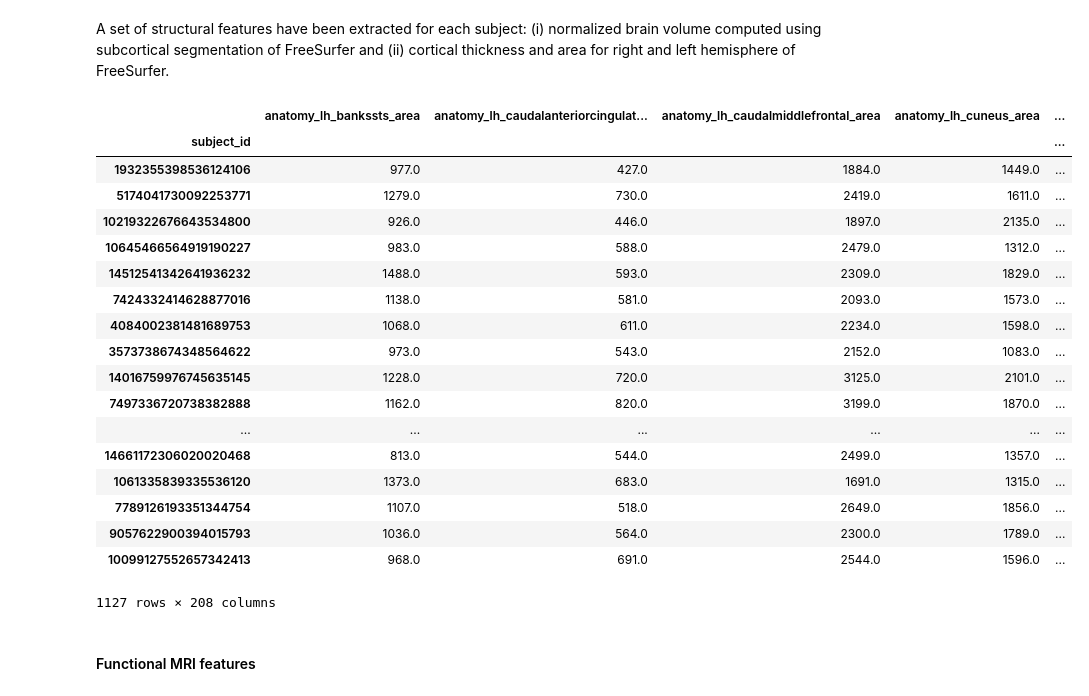
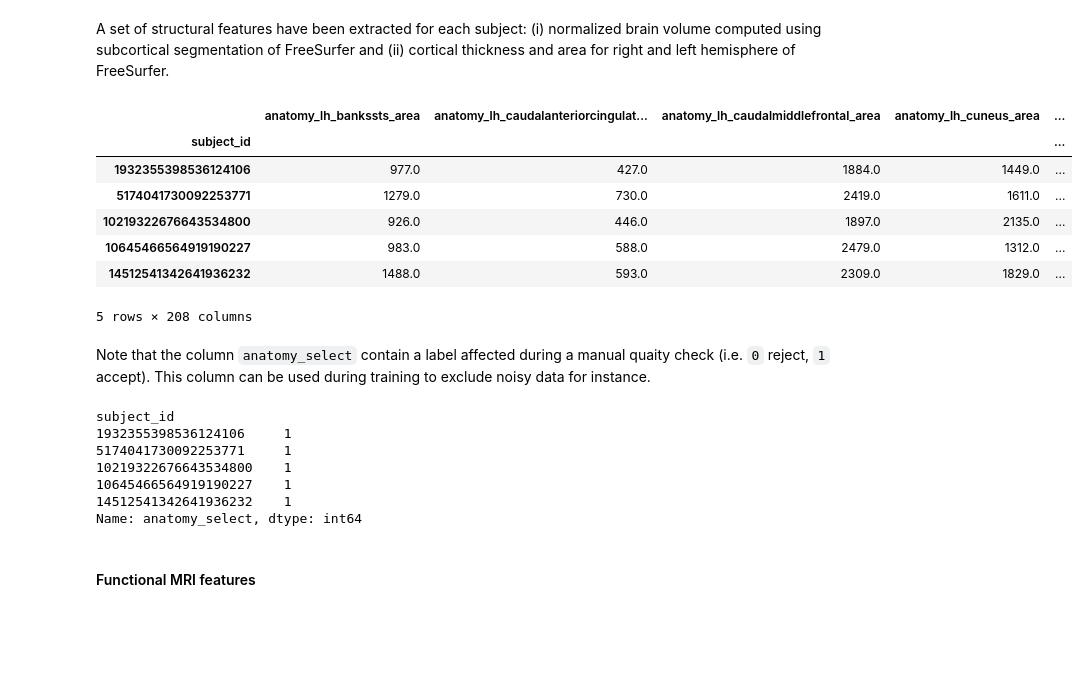
Before and after one commit to ramp-kits/autism, a Jupyter notebook: autism_starting_kit.ipynb, the cells around one changed output. Cells and saved outputs as stored; diff of their text form; code cells hidden in the pictures; blank space fills up the shorter version.

```diff
--- a/autism_starting_kit.ipynb
+++ b/autism_starting_kit.ipynb
@@ -103,4 +97,4 @@ We start by downloading the data from Internet
 # %%
 from problem import get_train_data
 
-data, labels = get_train_data()
+data_train, labels_train = get_train_data()
@@ -164,28 +135,29 @@ data_participants
 # %% [markdown]
 A set of structural features have been extracted for each subject: (i) normalized brain volume computed using subcortical segmentation of FreeSurfer and (ii) cortical thickness and area for right and left hemisphere of FreeSurfer.
 # %%
-data_anatomy = data[[col for col in data.columns if col.startswith('anatomy')]]
-data_anatomy
+data_train_anatomy = data_train[[col for col in data_train.columns if col.startswith('anatomy')]]
+data_train_anatomy.head()
 # %% [output]
 |  | anatomy_lh_bankssts_area | anatomy_lh_caudalanteriorcingulat... | anatomy_lh_caudalmiddlefrontal_area | anatomy_lh_cuneus_area | ... |
 | subject_id |  |  |  |  | ... |
 | 1932355398536124106 | 977.0 | 427.0 | 1884.0 | 1449.0 | ... |
 | 5174041730092253771 | 1279.0 | 730.0 | 2419.0 | 1611.0 | ... |
 | 10219322676643534800 | 926.0 | 446.0 | 1897.0 | 2135.0 | ... |
 | 10645466564919190227 | 983.0 | 588.0 | 2479.0 | 1312.0 | ... |
 | 14512541342641936232 | 1488.0 | 593.0 | 2309.0 | 1829.0 | ... |
-| 7424332414628877016 | 1138.0 | 581.0 | 2093.0 | 1573.0 | ... |
-| 4084002381481689753 | 1068.0 | 611.0 | 2234.0 | 1598.0 | ... |
-| 3573738674348564622 | 973.0 | 543.0 | 2152.0 | 1083.0 | ... |
-| 14016759976745635145 | 1228.0 | 720.0 | 3125.0 | 2101.0 | ... |
-| 7497336720738382888 | 1162.0 | 820.0 | 3199.0 | 1870.0 | ... |
-| ... | ... | ... | ... | ... | ... |
-| 14661172306020020468 | 813.0 | 544.0 | 2499.0 | 1357.0 | ... |
-| 1061335839335536120 | 1373.0 | 683.0 | 1691.0 | 1315.0 | ... |
-| 7789126193351344754 | 1107.0 | 518.0 | 2649.0 | 1856.0 | ... |
-| 9057622900394015793 | 1036.0 | 564.0 | 2300.0 | 1789.0 | ... |
-| 10099127552657342413 | 968.0 | 691.0 | 2544.0 | 1596.0 | ... |
-1127 rows × 208 columns
+5 rows × 208 columns
+# %% [markdown]
+Note that the column `anatomy_select` contain a label affected during a manual quaity check (i.e. `0` reject, `1` accept). This column can be used during training to exclude noisy data for instance.
+# %%
+data_train_anatomy['anatomy_select'].head()
+# %% [output]
+subject_id
+1932355398536124106     1
+5174041730092253771     1
+10219322676643534800    1
+10645466564919190227    1
+14512541342641936232    1
+Name: anatomy_select, dtype: int64
 # %% [markdown]
 #### Functional MRI features
 # %% [markdown]
```
Also changed, not shown: parts of 35 cells of this notebook, 1 other file.
